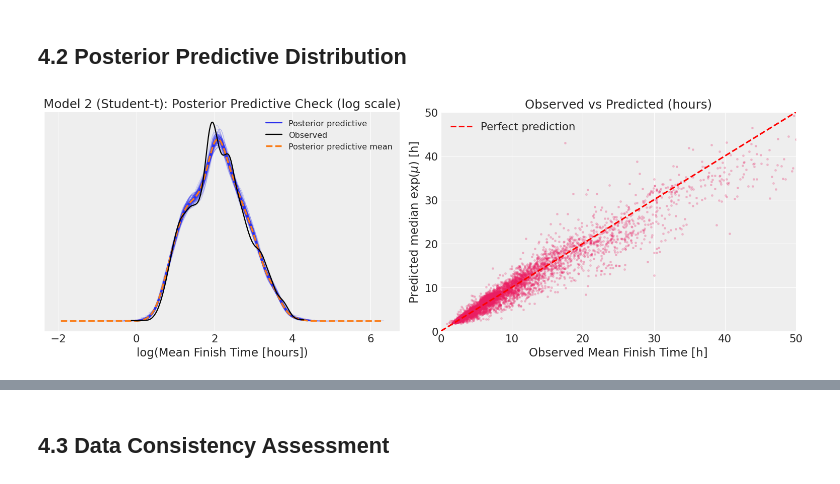
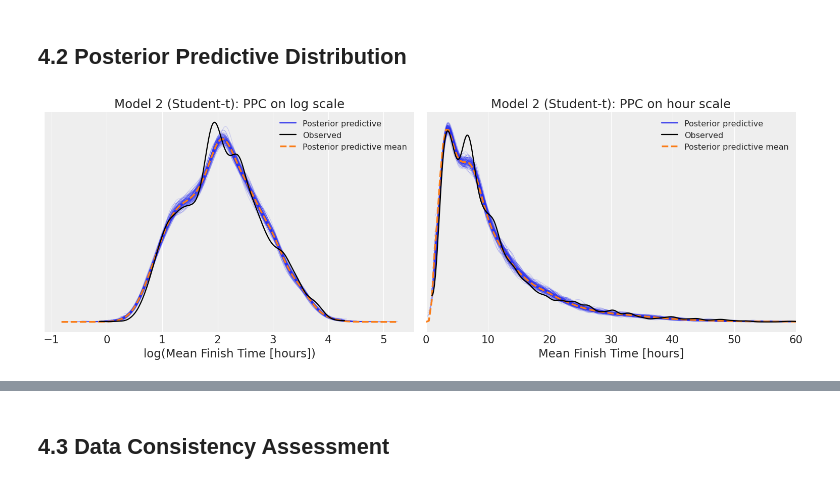
Before and after one commit to TomaszBryndza/utmb_race_finish_times_bayesian_analysis, a Jupyter notebook: 04_posterior_model2_student_t.ipynb, the cells around one changed output, grey strips where cells are left out. Cells and saved outputs as stored; diff of their text form; code cells hidden in the pictures.

Commit message:
Alpha dist parameter tuning

```diff
--- a/04_posterior_model2_student_t.ipynb
+++ b/04_posterior_model2_student_t.ipynb
@@ -245,36 +249,62 @@ The Student-t model may have slightly lower ESS for $\nu$ because:
 ## 4.2 Posterior Predictive Distribution
 # %%
 # Posterior predictive check — overall (log scale + back-transformed hours)
+
 y_obs = df['Mean Finish Time'].values
 log_obs = df['log_time'].values
 
-time_rep_samples = fit2.stan_variable('time_rep')        # (draws, N) hours
-time_mu_samples = fit2.stan_variable('time_mu')          # (draws, N) median hours
-log_time_rep_samples = fit2.stan_variable('log_time_rep')
+# Stan samples
+time_rep_samples = fit2.stan_variable('time_rep')        # (draws, N), hours
+time_mu_samples = fit2.stan_variable('time_mu')          # (draws, N), median hours
+log_time_rep_samples = fit2.stan_variable('log_time_rep') # (draws, N), log scale
 
 fig, axes = plt.subplots(1, 2, figsize=(14, 5))
 
-# Left: PPC on the LOG scale (where the Student-t likelihood lives)
-az.plot_ppc(idata2, data_pairs={'log_time': 'log_time_rep'}, num_pp_samples=100, ax=axes[0])
-axes[0].set_title('Model 2 (Student-t): Posterior Predictive Check (log scale)')
+# -------------------------------------------------------------------
+# Left: PPC on the LOG scale — where the Student-t likelihood lives
+# -------------------------------------------------------------------
+az.plot_ppc(
+    idata2,
+    data_pairs={'log_time': 'log_time_rep'},
+    num_pp_samples=100,
+    ax=axes[0]
+)
+
+axes[0].set_title('Model 2 (Student-t): PPC on log scale')
 axes[0].set_xlabel('log(Mean Finish Time [hours])')
 
-# Right: observed vs predicted in HOURS (point prediction = posterior mean of exp(mu))
-pred_hours = time_mu_samples.mean(axis=0)
-axes[1].scatter(y_obs, pred_hours, alpha=0.2, s=5, color='#E91E63')
-axes[1].plot([0, 50], [0, 50], 'r--', linewidth=2, label='Perfect prediction')
-axes[1].set_xlabel('Observed Mean Finish Time [h]')
-axes[1].set_ylabel('Predicted median exp($\\mu$) [h]')
-axes[1].set_title('Observed vs Predicted (hours)')
-axes[1].legend()
-axes[1].set_xlim(0, 50)
-axes[1].set_ylim(0, 50)
 
+# -------------------------------------------------------------------
+# Right: PPC on the HOUR scale — back-transformed predictions
+# -------------------------------------------------------------------
+
+# If time_rep is already generated in Stan as exp(log_time_rep),
+# use it directly. Otherwise use: time_rep_samples = np.exp(log_time_rep_samples)
+
+idata_hours_2 = az.from_dict(
+    observed_data={
+        "time": y_obs
+    },
+    posterior_predictive={
+        "time_rep": time_rep_samples[None, :, :]
+    }
+)
+
+az.plot_ppc(
+    idata_hours_2,
+    data_pairs={"time": "time_rep"},
+    num_pp_samples=100,
+    ax=axes[1]
+)
+
+axes[1].set_title('Model 2 (Student-t): PPC on hour scale')
+axes[1].set_xlabel('Mean Finish Time [hours]')
+axes[1].set_xlim(0, 60)  # Focus on the range of interest
 plt.tight_layout()
-plt.savefig('fig12_model2_ppc_overall.png', bbox_inches='tight')
+plt.savefig('fig12_model2_ppc_overall.png', bbox_inches='tight', dpi=300)
 plt.show()
 # %% [output]
-[figure, old version]
+[figure, new version]
 # %%
 # Posterior predictive — summary statistics (on the HOUR scale via time_rep = exp(log_time_rep))
 y_rep_samples = time_rep_samples
```
Also changed, not shown: parts of 12 cells of this notebook, 23 other files.
